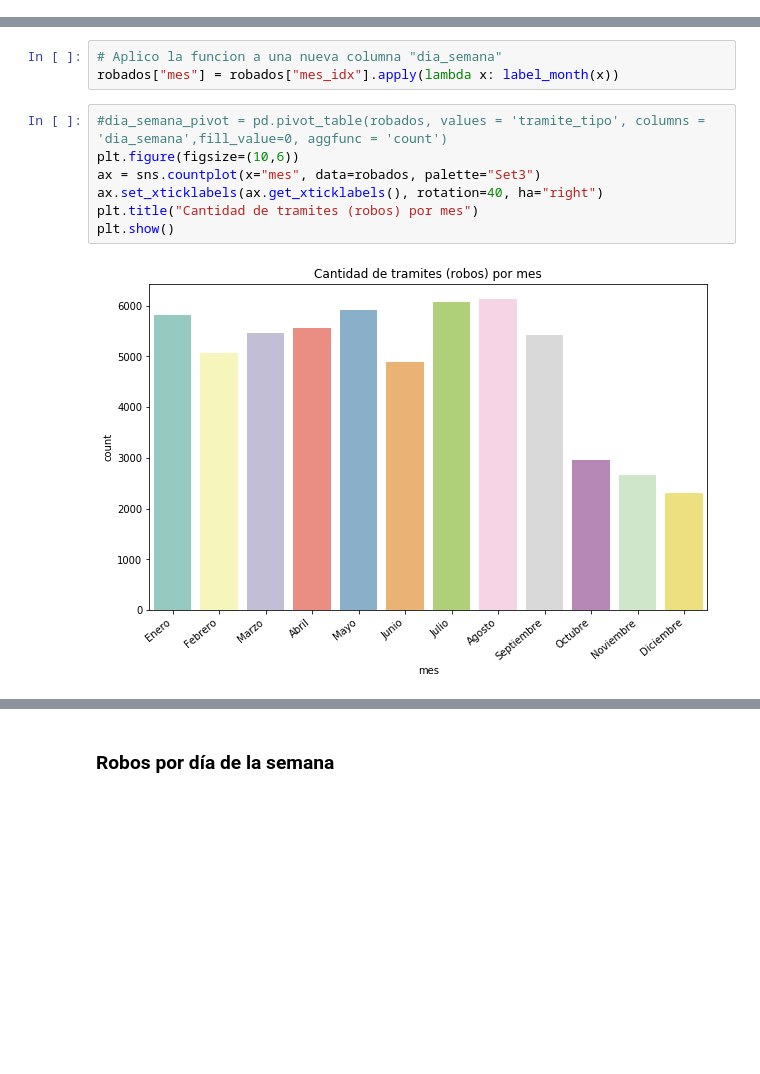
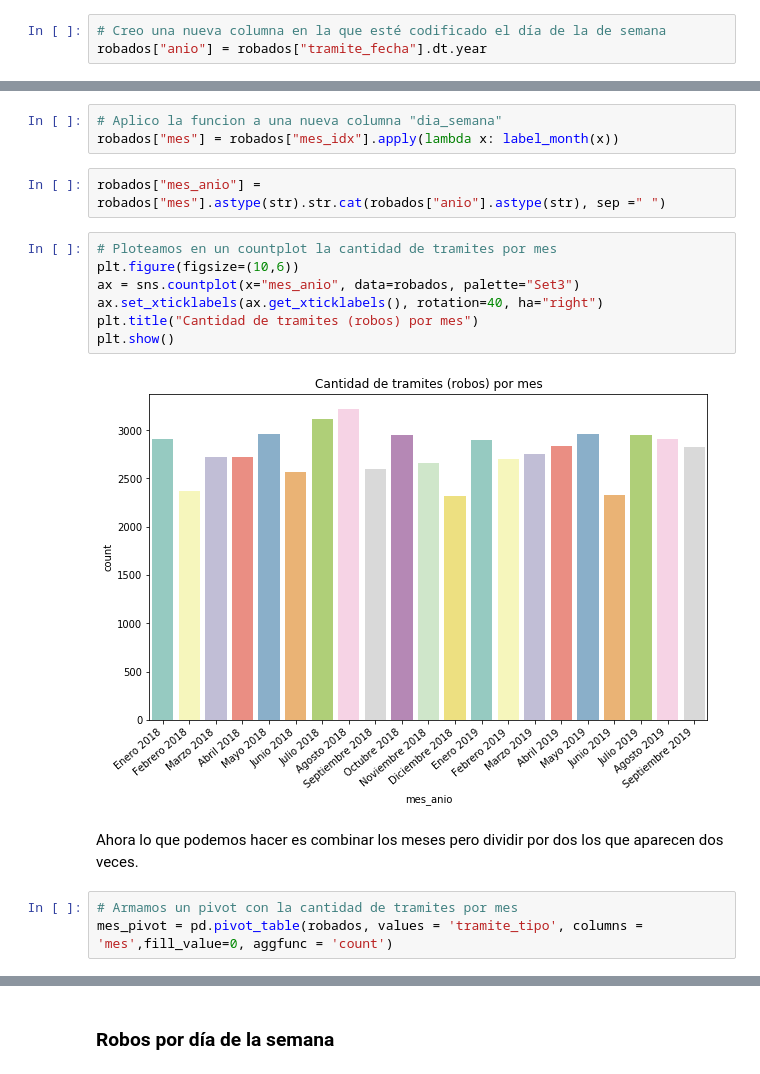
Before and after one commit to ilcarbo/robo_autos, a Jupyter notebook: EDA.ipynb, the cells around one changed output, grey strips where cells are left out. Saved outputs shown, nothing was run; the diff lists cells and outputs as text; blank space fills up the shorter version.

Commit message:
EDA con correcion de los meses que aparecen duplicados

```diff
--- a/EDA.ipynb
+++ b/EDA.ipynb
@@ -122,0 +125,3 @@ Listo, no hay más NaNs en el dataframe.
+# %%
+# Creo una nueva columna en la que esté codificado el día de la de semana
+robados["anio"] = robados["tramite_fecha"].dt.year
@@ -155,12 +167,19 @@ def label_month(month_code):
 # %%
 # Aplico la funcion a una nueva columna "dia_semana"
 robados["mes"] = robados["mes_idx"].apply(lambda x: label_month(x))
+# %%
+robados["mes_anio"] = robados["mes"].astype(str).str.cat(robados["anio"].astype(str), sep =" ")
 # %%
-#dia_semana_pivot = pd.pivot_table(robados, values = 'tramite_tipo', columns = 'dia_semana',fill_value=0, aggfunc = 'count')
+# Ploteamos en un countplot la cantidad de tramites por mes
 plt.figure(figsize=(10,6))
-ax = sns.countplot(x="mes", data=robados, palette="Set3")
+ax = sns.countplot(x="mes_anio", data=robados, palette="Set3")
 ax.set_xticklabels(ax.get_xticklabels(), rotation=40, ha="right")
 plt.title("Cantidad de tramites (robos) por mes")
 plt.show()
 # %% [output]
-[figure, old version]
+[figure, new version]
+# %% [markdown]
+Ahora lo que podemos hacer es combinar los meses pero dividir por dos los que aparecen dos veces.
+# %%
+# Armamos un pivot con la cantidad de tramites por mes
+mes_pivot = pd.pivot_table(robados, values = 'tramite_tipo', columns = 'mes',fill_value=0, aggfunc = 'count')
```
Also changed, not shown: parts of 4 cells of this notebook.
